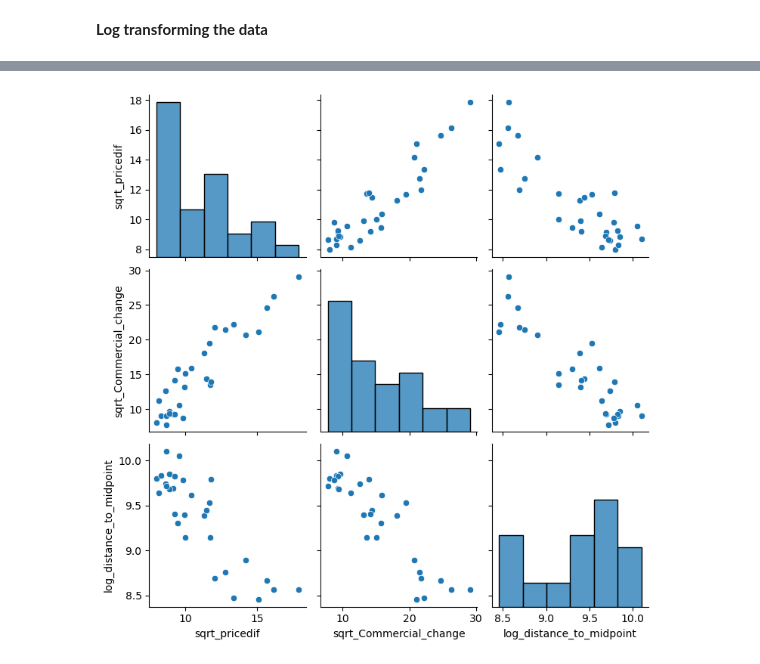
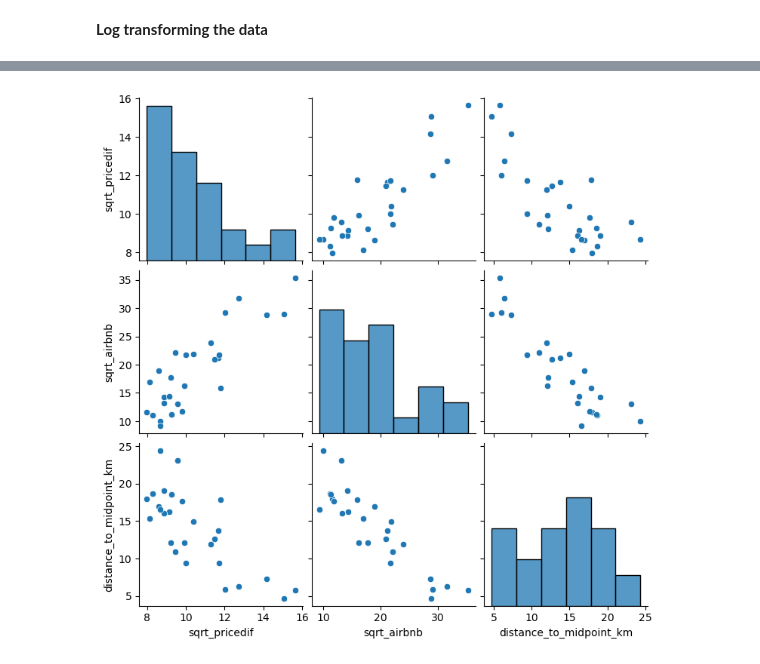
Before and after one commit to a-saveleva/FSDS_Slap, a Jupyter notebook: Regression.ipynb, the cells around one changed output, grey strips where cells are left out. Drawn from its saved outputs; the diff is of its cells as text; code cells hidden in the pictures.

```diff
--- a/Regression.ipynb
+++ b/Regression.ipynb
@@ -951,7 +930,7 @@ vacantprops_with_tenure = pd.merge(df_vacantprops[['LAcode', 'LAname', 2023]],
 # Merging vacantprops_with_tenure with merged_borough_counts to add Commercial Change
 vacantprops_with_tenure_and_commercial = pd.merge(
     vacantprops_with_tenure,
-    merged_borough_counts[['GSS_CODE', 'Listings_Count_first']],
+    counts_first_gdf[['GSS_CODE', 'total_airbnbs']],
     left_on='LAcode',  # Merge on LAcode from vacantprops_with_tenure
     right_on='GSS_CODE',  # Merge on GSS_CODE from merged_borough_counts
     how='inner'  # Inner join to only keep matching rows
@@ -1012,14 +991,14 @@ print(final_data_cleaned)
 import numpy as np
 
 # sqrt transform the 'Commercial_change' and '2023' columns heteroscedastic
-final_data_cleaned['sqrt_Listings_Count_first'] = np.sqrt(final_data_cleaned['Listings_Count_first'])
+final_data_cleaned['sqrt_airbnb'] = np.sqrt(final_data_cleaned['total_airbnbs'])
 final_data_cleaned['log_2023'] = np.log(final_data_cleaned[2023])
 
 final_data_cleaned['log_distance_to_midpoint'] = np.log(final_data_cleaned['distance_to_midpoint'] + 1)  # Add 1 to avoid log(0)
 final_data_cleaned['sqrt_pricedif'] = np.sqrt(final_data_cleaned['Price_Difference'] + 1)  # Add 1 to avoid log(0)
 
 
-#because hetero
+#because heteroscedastic
 
 # Display the dataframe after log transformation
 print(final_data_cleaned)
@@ -1027,7 +1006,7 @@ print(final_data_cleaned)
 ## --- doing the shapiro test again on both
         ## logged commercial data ##
 # Perform the Shapiro-Wilk test
-stat, p_value = shapiro(final_data_cleaned['sqrt_Listings_Count_first'])
+stat, p_value = shapiro(final_data_cleaned['log_airbnb'])
 ## Shapiro-Wilk Test Statistic: 0.9556339522701023
 #P-value: 0.20788115435839877
 
@@ -1053,14 +1032,14 @@ plt.figure(figsize=(12, 6))
 
 # Plot histogram for log-transformed Commercial Change
 plt.subplot(1, 2, 1)  # 1 row, 2 columns, 1st subplot
-sns.histplot(final_data_cleaned['log_Commercial_change'], kde=True, color='blue')
+sns.histplot(final_data_cleaned['log_airbnb'], kde=True, color='blue')
 plt.title('Histogram of Log-Transformed Commercial Change')
-plt.xlabel('Log of Commercial Change')
+plt.xlabel('Log of airbnb percentage change data')
 plt.ylabel('Frequency')
 
 # Plot histogram for log-transformed 2023 values
 plt.subplot(1, 2, 2)  # 1 row, 2 columns, 2nd subplot
-sns.histplot(final_data_cleaned['sqrt_2023'], kde=True, color='green')
+sns.histplot(final_data_cleaned['log_2023'], kde=True, color='green')
 plt.title('Histogram of Log-Transformed 2023')
 plt.xlabel('Log of 2023 Values')
 plt.ylabel('Frequency')
@@ -1180,19 +1152,0 @@ final_data_cleaned_no_outliers1 = final_data_cleaned_no_outliers[~outliers_zscor
-# %%
-# Apply IQR for transformed variables
-for var in vars_:
-    Q1 = final_data_cleaned_no_outliers[var].quantile(0.25)
-    Q3 = final_data_cleaned_no_outliers[var].quantile(0.75)
-    IQR = Q3 - Q1
-    lower_bound = Q1 - 1.5 * IQR
-    upper_bound = Q3 + 1.5 * IQR
-
-    final_data_cleaned_no_outliers = final_data_cleaned_no_outliers[
-        (final_data_cleaned_no_outliers[var] >= lower_bound) &
-        (final_data_cleaned_no_outliers[var] <= upper_bound)
-    ]
-
-# Check boxplots again
-for var in vars_:
-    sns.boxplot(x=final_data_cleaned_no_outliers[var])
-    plt.title(f"Boxplot for {var} (IQR Filtered)")
-    plt.show()
@@ -1209,8 +1156,11 @@ import matplotlib.pyplot as plt
 import seaborn as sns
 
 # Re-run the regression model with transformed dependent variable
-X = final_data_cleaned_no_outliers[['sqrt_Commercial_change','log_distance_to_midpoint', 'Rented']]  # Example of log transformation
+X = final_data_cleaned_no_outliers[['sqrt_airbnb','log_2023','distance_to_midpoint_km']]  # Example of log transformation
 y = final_data_cleaned_no_outliers['sqrt_pricedif']  # Log-transformed dependent variable
+
+final_data_cleaned_no_outliers.loc[:, 'distance_to_midpoint_km'] = final_data_cleaned_no_outliers['distance_to_midpoint'] / 1000
+#the scale should not dominate others numerically
 
 # Fit the model
 model_log = sm.OLS(y, sm.add_constant(X)).fit()
@@ -1235,7 +1185,7 @@ sm.qqplot(residuals_log, line='45')
 plt.show()
 
 # Check for outliers with boxplot
-sns.boxplot(x=final_data_cleaned['log_pricedif'])  # Check outliers in the dependent variable
+sns.boxplot(x=final_data_cleaned_no_outliers['sqrt_pricedif'])  # Check outliers in the dependent variable
 plt.show()
 
 # Recheck for normality with other transformations or model adjustments.
@@ -1277,14 +1261,14 @@ White test p-value: 0.3939338568958075
 # %%
 #trying to fitthe model assumtions
 #checking if the relationshipis linear
 import matplotlib.pyplot as plt
 import seaborn as sns
 
 # Scatter plot for each independent variable vs Price_Difference
-sns.pairplot(final_data_cleaned_no_outliers[['sqrt_pricedif', 'sqrt_Commercial_change', 'log_distance_to_midpoint']])
+sns.pairplot(final_data_cleaned_no_outliers[['sqrt_pricedif', 'sqrt_airbnb', 'distance_to_midpoint_km']])
 plt.show()
 # %% [output]
-[figure, old version]
+[figure, new version]
 # %%
 #checking the VIF
 from statsmodels.stats.outliers_influence import variance_inflation_factor
```
Also changed, not shown: parts of 19 cells of this notebook.
